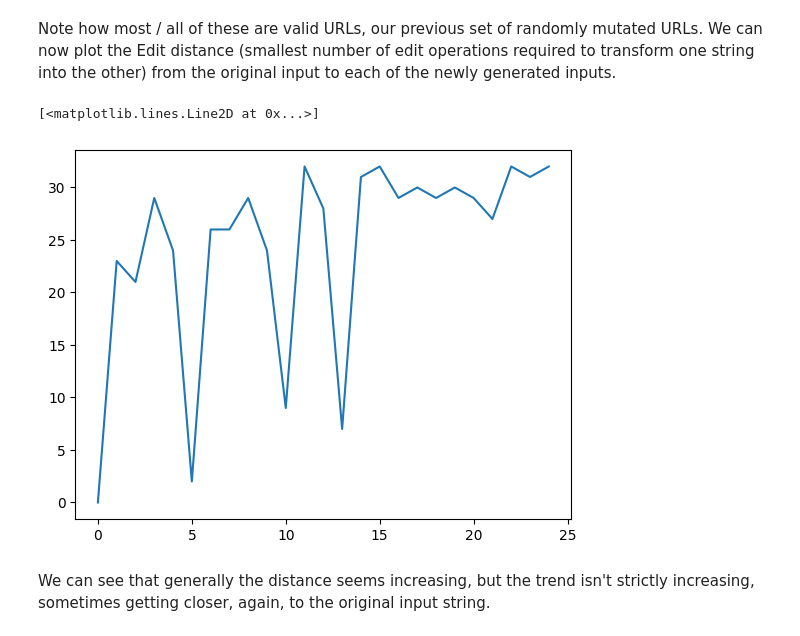
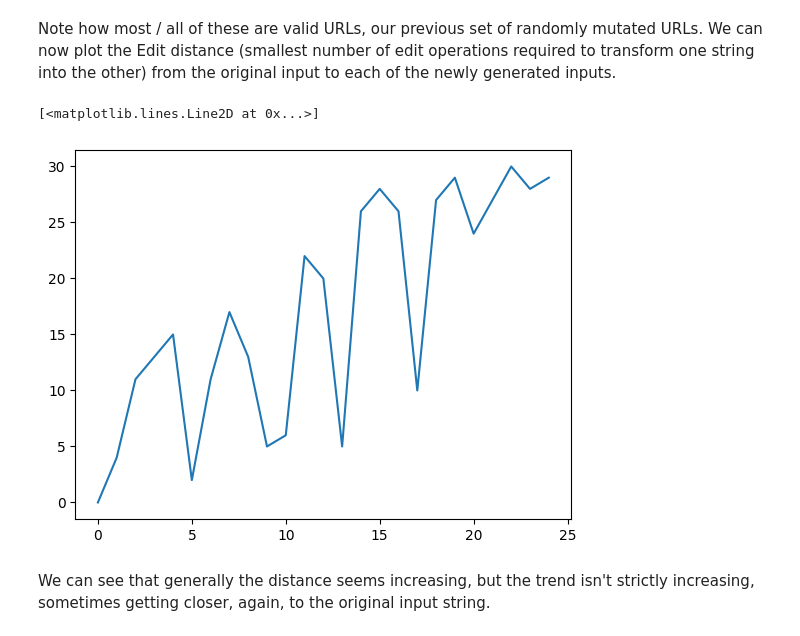
Before and after one commit to SirbayC/Fuzzing, a Jupyter notebook: fuzzing.ipynb, the cells around one changed output. Saved outputs shown, nothing was run; the diff lists cells and outputs as text; code cells hidden in the pictures.

Commit message:
better edit distance implementation (using dynamic programming with memoitzation)

```diff
--- a/fuzzing.ipynb
+++ b/fuzzing.ipynb
@@ -892,32 +892,64 @@ output = ['http://www.google.com/search?q=fuzzing',
 # %% [markdown]
 Note how most / all of these are valid URLs, our previous set of randomly mutated URLs. We can now plot the Edit distance (smallest number of edit operations required to transform one string into the other) from the original input to each of the newly generated inputs.
 # %%
-def edit_distance(string1, string2):
+def minDis(s1, s2, n, m, dp):
 
-    if len(string1) > len(string2):
-        difference = len(string1) - len(string2)
-        string1 = string1[:len(string2)]
-    elif len(string2) > len(string1):
-        difference = len(string2) - len(string1)
-        string2 = string2[:len(string1)]
+    # If any string is empty,
+    # return the remaining characters of other string
+    if(n == 0):
+        return m
+    if(m == 0):
+        return n
+
+    # To check if the recursive tree
+    # for given n & m has already been executed
+    if(dp[n][m] != -1):
+        return dp[n][m]
+
+    # If characters are equal, execute
+    # recursive function for n-1, m-1
+    if(s1[n - 1] == s2[m - 1]):
+        if(dp[n - 1][m - 1] == -1):
+            dp[n][m] = minDis(s1, s2, n - 1, m - 1, dp)
+            return dp[n][m]
+        else:
+            dp[n][m] = dp[n - 1][m - 1]
+            return dp[n][m]
+
+    # If characters are nt equal, we need to
+    # find the minimum cost out of all 3 operations.
     else:
-        difference = 0
+        if(dp[n - 1][m] != -1):
+            m1 = dp[n - 1][m]
+        else:
+            m1 = minDis(s1, s2, n - 1, m, dp)
 
-    for i in range(len(string1)):
-        if string1[i] != string2[i]:
-            difference += 1
+        if(dp[n][m - 1] != -1):
+            m2 = dp[n][m - 1]
+        else:
+            m2 = minDis(s1, s2, n, m - 1, dp)
+        if(dp[n - 1][m - 1] != -1):
+            m3 = dp[n - 1][m - 1]
+        else:
+            m3 = minDis(s1, s2, n - 1, m - 1, dp)
 
-    return difference
+        dp[n][m] = 1 + min(m1, min(m2, m3))
+        return dp[n][m]
 
 
 distances = []
 for result in output:
-    distances.append(edit_distance(reference, result))
+    str1 = result
+    str2 = reference
+    n = len(str1)
+    m = len(str2)
+    dp = [[-1 for i in range(m + 1)] for j in range(n + 1)]
+    distances.append(minDis(result, reference, len(result), len(reference), dp))
 
 plt.plot(distances)
 # %% [output]
 [<matplotlib.lines.Line2D at 0x...>]
-[figure, old version]
+[figure, new version]
 # %% [markdown]
 We can see that generally the distance seems increasing, but the trend isn't strictly increasing, sometimes getting closer, again, to the original input string.
 # %% [markdown]
```
